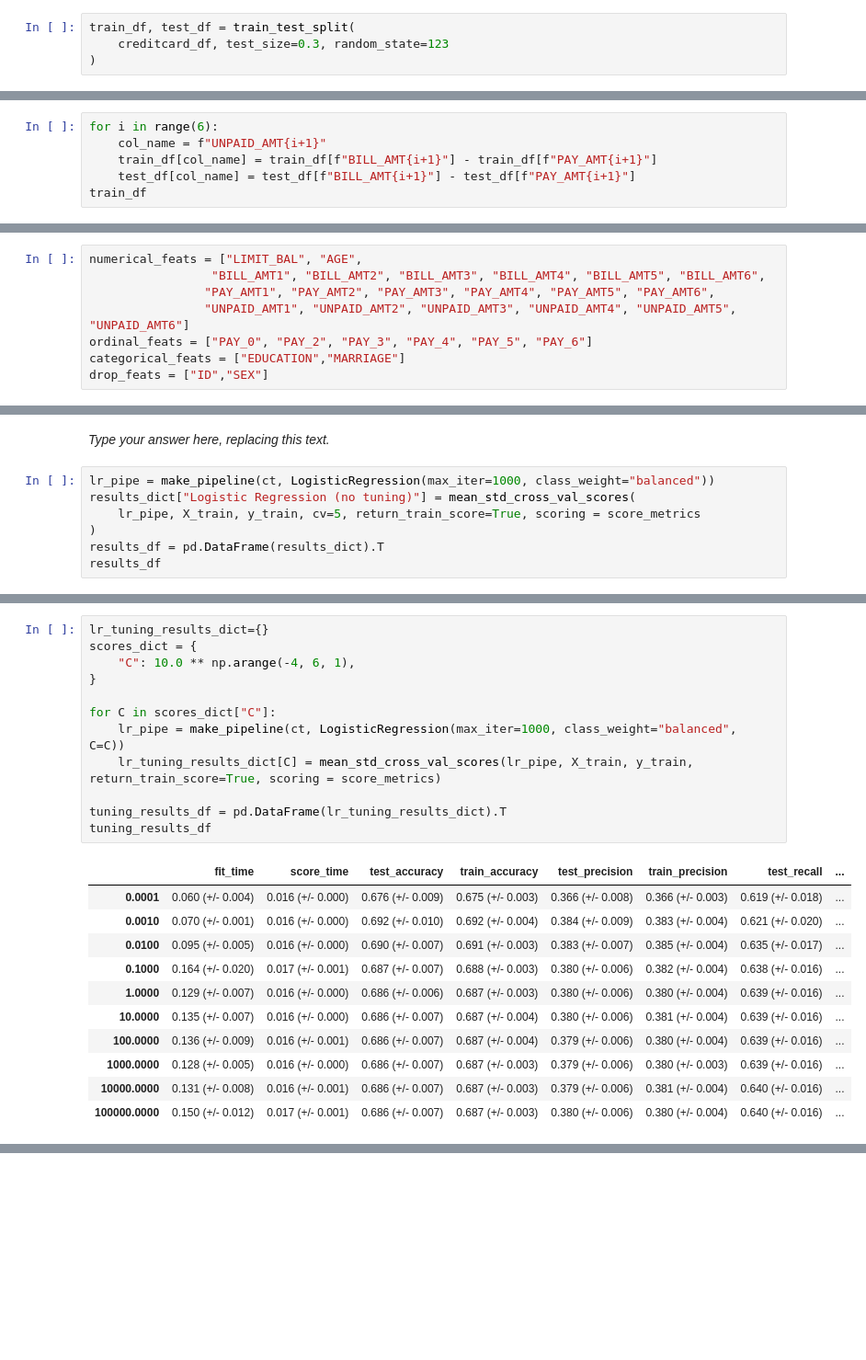
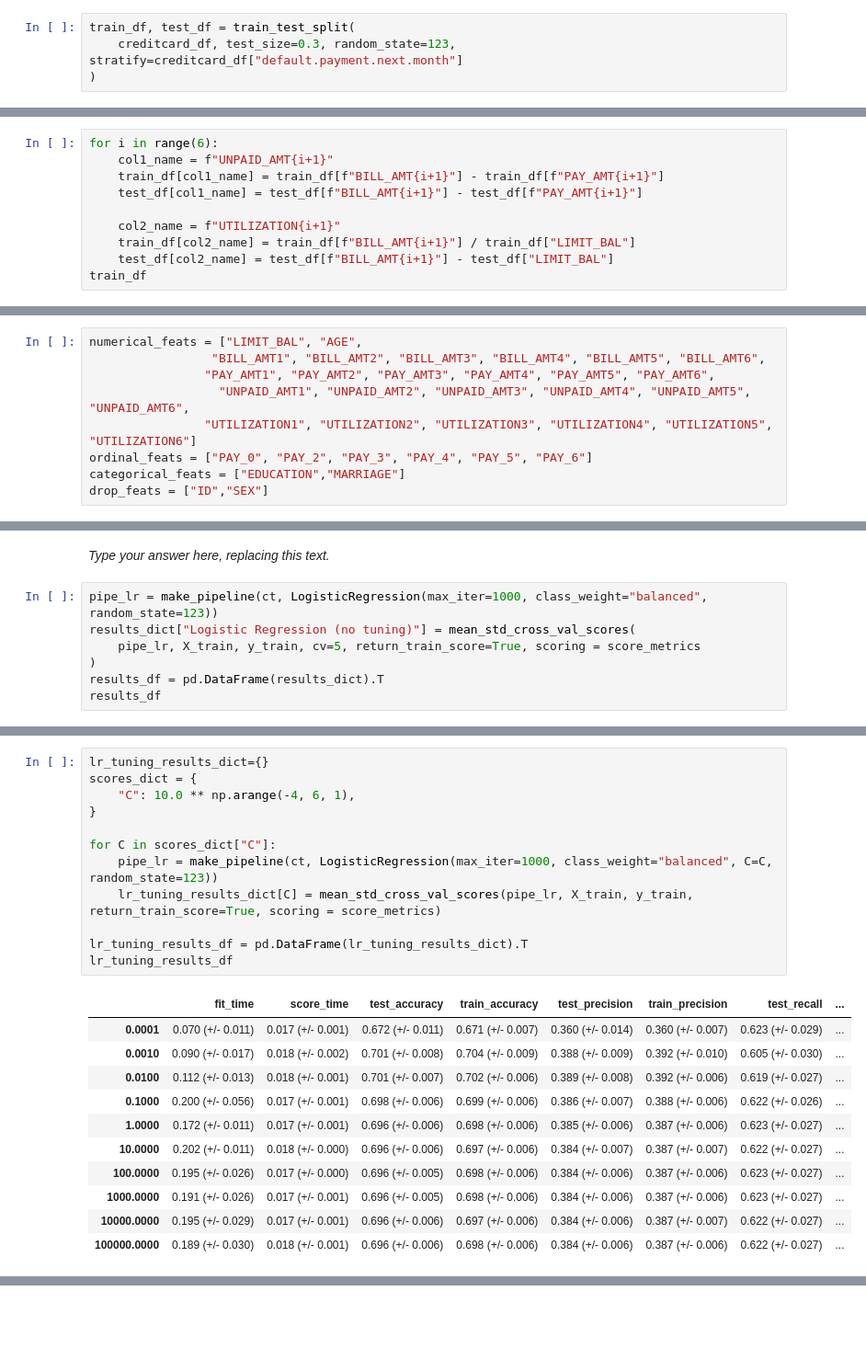
Before and after one commit to jessicapatricia012/CPSC-330-HW5, a Jupyter notebook: hw5.ipynb, the cells around one changed output, grey strips where cells are left out. Shown at 92% size. Cells and saved outputs as stored; diff of their text form; blank space fills up the shorter version.

Commit message:
tuning

```diff
--- a/hw5.ipynb
+++ b/hw5.ipynb
@@ -187,7 +274,7 @@ Solution_2
 _Points:_ 2
 # %%
 train_df, test_df = train_test_split(
-    creditcard_df, test_size=0.3, random_state=123
+    creditcard_df, test_size=0.3, random_state=123, stratify=creditcard_df["default.payment.next.month"]
 )
 # %% [markdown]
 <!-- END QUESTION -->
@@ -394,9 +481,13 @@ Solution_4
 _Points:_ 1
 # %%
 for i in range(6):
-    col_name = f"UNPAID_AMT{i+1}"
-    train_df[col_name] = train_df[f"BILL_AMT{i+1}"] - train_df[f"PAY_AMT{i+1}"]
-    test_df[col_name] = test_df[f"BILL_AMT{i+1}"] - test_df[f"PAY_AMT{i+1}"]
+    col1_name = f"UNPAID_AMT{i+1}"
+    train_df[col1_name] = train_df[f"BILL_AMT{i+1}"] - train_df[f"PAY_AMT{i+1}"]
+    test_df[col1_name] = test_df[f"BILL_AMT{i+1}"] - test_df[f"PAY_AMT{i+1}"]
+
+    col2_name = f"UTILIZATION{i+1}"
+    train_df[col2_name] = train_df[f"BILL_AMT{i+1}"] / train_df["LIMIT_BAL"]
+    test_df[col2_name] = test_df[f"BILL_AMT{i+1}"] - test_df["LIMIT_BAL"]
 train_df
 # %% [output]
 |  | LIMIT_BAL | SEX | EDUCATION | MARRIAGE | AGE | PAY_0 | PAY_2 | PAY_3 | PAY_4 | PAY_5 | ... |
@@ -461,7 +552,8 @@ _Points:_ 10
 numerical_feats = ["LIMIT_BAL", "AGE",
                  "BILL_AMT1", "BILL_AMT2", "BILL_AMT3", "BILL_AMT4", "BILL_AMT5", "BILL_AMT6",
                 "PAY_AMT1", "PAY_AMT2", "PAY_AMT3", "PAY_AMT4", "PAY_AMT5", "PAY_AMT6",
-                "UNPAID_AMT1", "UNPAID_AMT2", "UNPAID_AMT3", "UNPAID_AMT4", "UNPAID_AMT5", "UNPAID_AMT6"]
+                  "UNPAID_AMT1", "UNPAID_AMT2", "UNPAID_AMT3", "UNPAID_AMT4", "UNPAID_AMT5", "UNPAID_AMT6",
+                "UTILIZATION1", "UTILIZATION2", "UTILIZATION3", "UTILIZATION4", "UTILIZATION5", "UTILIZATION6"]
 ordinal_feats = ["PAY_0", "PAY_2", "PAY_3", "PAY_4", "PAY_5", "PAY_6"]
 categorical_feats = ["EDUCATION","MARRIAGE"]
 drop_feats = ["ID","SEX"]
@@ -649,9 +727,9 @@ _Points:_ 10
 # %% [markdown]
 _Type your answer here, replacing this text._
 # %%
-lr_pipe = make_pipeline(ct, LogisticRegression(max_iter=1000, class_weight="balanced"))
+pipe_lr = make_pipeline(ct, LogisticRegression(max_iter=1000, class_weight="balanced", random_state=123))
 results_dict["Logistic Regression (no tuning)"] = mean_std_cross_val_scores(
-    lr_pipe, X_train, y_train, cv=5, return_train_score=True, scoring = score_metrics
+    pipe_lr, X_train, y_train, cv=5, return_train_score=True, scoring = score_metrics
 )
 results_df = pd.DataFrame(results_dict).T
 results_df
@@ -662,25 +740,25 @@ results_df
 # %%
 lr_tuning_results_dict={}
 scores_dict = {
     "C": 10.0 ** np.arange(-4, 6, 1),
 }
 
 for C in scores_dict["C"]:
-    lr_pipe = make_pipeline(ct, LogisticRegression(max_iter=1000, class_weight="balanced", C=C))
-    lr_tuning_results_dict[C] = mean_std_cross_val_scores(lr_pipe, X_train, y_train, return_train_score=True, scoring = score_metrics)
+    pipe_lr = make_pipeline(ct, LogisticRegression(max_iter=1000, class_weight="balanced", C=C, random_state=123))
+    lr_tuning_results_dict[C] = mean_std_cross_val_scores(pipe_lr, X_train, y_train, return_train_score=True, scoring = score_metrics)
 
-tuning_results_df = pd.DataFrame(lr_tuning_results_dict).T
-tuning_results_df
+lr_tuning_results_df = pd.DataFrame(lr_tuning_results_dict).T
+lr_tuning_results_df
 # %% [output]
 |  | fit_time | score_time | test_accuracy | train_accuracy | test_precision | train_precision | test_recall | ... |
-| 0.0001 | 0.060 (+/- 0.004) | 0.016 (+/- 0.000) | 0.676 (+/- 0.009) | 0.675 (+/- 0.003) | 0.366 (+/- 0.008) | 0.366 (+/- 0.003) | 0.619 (+/- 0.018) | ... |
-| 0.0010 | 0.070 (+/- 0.001) | 0.016 (+/- 0.000) | 0.692 (+/- 0.010) | 0.692 (+/- 0.004) | 0.384 (+/- 0.009) | 0.383 (+/- 0.004) | 0.621 (+/- 0.020) | ... |
-| 0.0100 | 0.095 (+/- 0.005) | 0.016 (+/- 0.000) | 0.690 (+/- 0.007) | 0.691 (+/- 0.003) | 0.383 (+/- 0.007) | 0.385 (+/- 0.004) | 0.635 (+/- 0.017) | ... |
-| 0.1000 | 0.164 (+/- 0.020) | 0.017 (+/- 0.001) | 0.687 (+/- 0.007) | 0.688 (+/- 0.003) | 0.380 (+/- 0.006) | 0.382 (+/- 0.004) | 0.638 (+/- 0.016) | ... |
-| 1.0000 | 0.129 (+/- 0.007) | 0.016 (+/- 0.000) | 0.686 (+/- 0.006) | 0.687 (+/- 0.003) | 0.380 (+/- 0.006) | 0.380 (+/- 0.004) | 0.639 (+/- 0.016) | ... |
-| 10.0000 | 0.135 (+/- 0.007) | 0.016 (+/- 0.000) | 0.686 (+/- 0.007) | 0.687 (+/- 0.004) | 0.380 (+/- 0.006) | 0.381 (+/- 0.004) | 0.639 (+/- 0.016) | ... |
-| 100.0000 | 0.136 (+/- 0.009) | 0.016 (+/- 0.001) | 0.686 (+/- 0.007) | 0.687 (+/- 0.004) | 0.379 (+/- 0.006) | 0.380 (+/- 0.004) | 0.639 (+/- 0.016) | ... |
-| 1000.0000 | 0.128 (+/- 0.005) | 0.016 (+/- 0.000) | 0.686 (+/- 0.007) | 0.687 (+/- 0.003) | 0.379 (+/- 0.006) | 0.380 (+/- 0.003) | 0.639 (+/- 0.016) | ... |
-| 10000.0000 | 0.131 (+/- 0.008) | 0.016 (+/- 0.001) | 0.686 (+/- 0.007) | 0.687 (+/- 0.003) | 0.379 (+/- 0.006) | 0.381 (+/- 0.004) | 0.640 (+/- 0.016) | ... |
-| 100000.0000 | 0.150 (+/- 0.012) | 0.017 (+/- 0.001) | 0.686 (+/- 0.007) | 0.687 (+/- 0.003) | 0.380 (+/- 0.006) | 0.380 (+/- 0.004) | 0.640 (+/- 0.016) | ... |
+| 0.0001 | 0.070 (+/- 0.011) | 0.017 (+/- 0.001) | 0.672 (+/- 0.011) | 0.671 (+/- 0.007) | 0.360 (+/- 0.014) | 0.360 (+/- 0.007) | 0.623 (+/- 0.029) | ... |
+| 0.0010 | 0.090 (+/- 0.017) | 0.018 (+/- 0.002) | 0.701 (+/- 0.008) | 0.704 (+/- 0.009) | 0.388 (+/- 0.009) | 0.392 (+/- 0.010) | 0.605 (+/- 0.030) | ... |
+| 0.0100 | 0.112 (+/- 0.013) | 0.018 (+/- 0.001) | 0.701 (+/- 0.007) | 0.702 (+/- 0.006) | 0.389 (+/- 0.008) | 0.392 (+/- 0.006) | 0.619 (+/- 0.027) | ... |
+| 0.1000 | 0.200 (+/- 0.056) | 0.017 (+/- 0.001) | 0.698 (+/- 0.006) | 0.699 (+/- 0.006) | 0.386 (+/- 0.007) | 0.388 (+/- 0.006) | 0.622 (+/- 0.026) | ... |
+| 1.0000 | 0.172 (+/- 0.011) | 0.017 (+/- 0.001) | 0.696 (+/- 0.006) | 0.698 (+/- 0.006) | 0.385 (+/- 0.006) | 0.387 (+/- 0.006) | 0.623 (+/- 0.027) | ... |
+| 10.0000 | 0.202 (+/- 0.011) | 0.018 (+/- 0.000) | 0.696 (+/- 0.006) | 0.697 (+/- 0.006) | 0.384 (+/- 0.007) | 0.387 (+/- 0.007) | 0.622 (+/- 0.027) | ... |
+| 100.0000 | 0.195 (+/- 0.026) | 0.017 (+/- 0.000) | 0.696 (+/- 0.005) | 0.698 (+/- 0.006) | 0.384 (+/- 0.006) | 0.387 (+/- 0.006) | 0.623 (+/- 0.027) | ... |
+| 1000.0000 | 0.191 (+/- 0.026) | 0.017 (+/- 0.001) | 0.696 (+/- 0.005) | 0.698 (+/- 0.006) | 0.384 (+/- 0.006) | 0.387 (+/- 0.006) | 0.623 (+/- 0.027) | ... |
+| 10000.0000 | 0.195 (+/- 0.029) | 0.017 (+/- 0.001) | 0.696 (+/- 0.006) | 0.697 (+/- 0.006) | 0.384 (+/- 0.006) | 0.387 (+/- 0.007) | 0.622 (+/- 0.027) | ... |
+| 100000.0000 | 0.189 (+/- 0.030) | 0.018 (+/- 0.001) | 0.696 (+/- 0.006) | 0.698 (+/- 0.006) | 0.384 (+/- 0.006) | 0.387 (+/- 0.006) | 0.622 (+/- 0.027) | ... |
 # %% [markdown]
```
Also changed, not shown: parts of 58 cells of this notebook, 5 other files.
